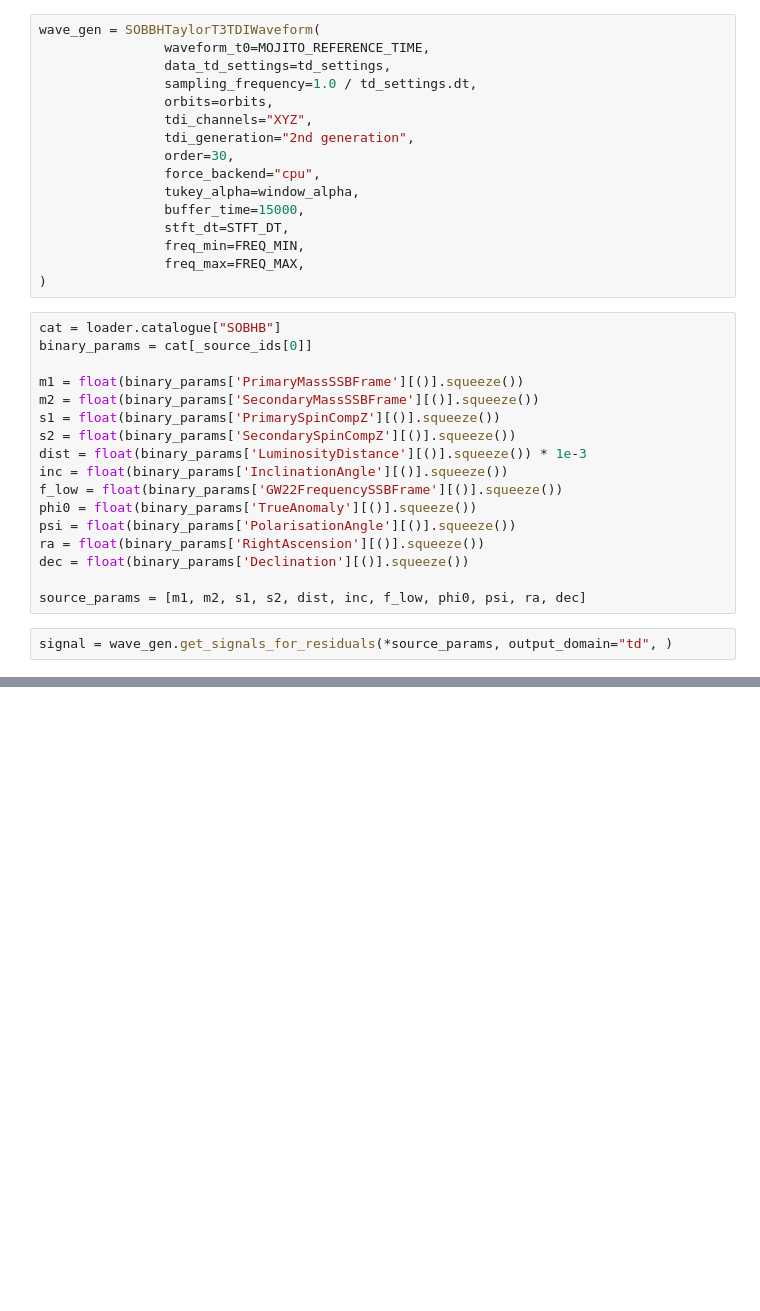
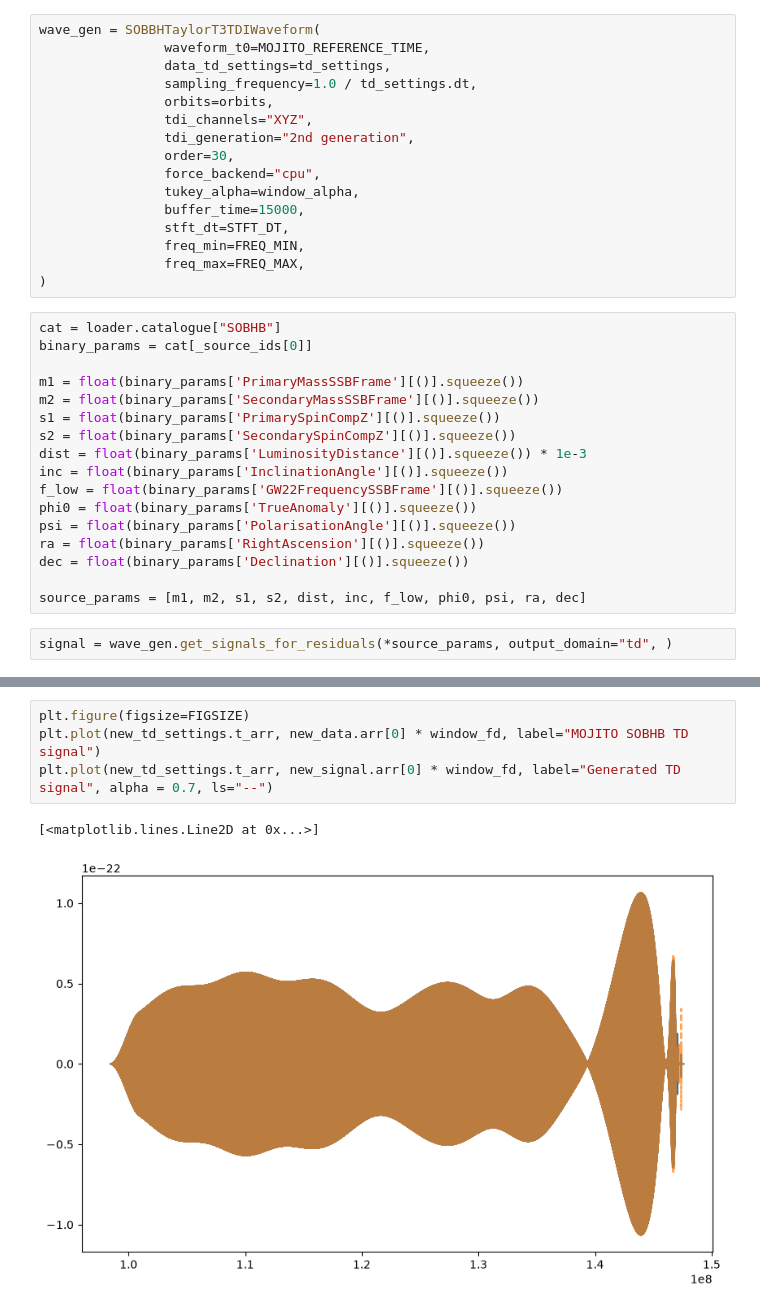
Before and after one commit to lisa-analysis-tools/lisa-analysis-tools, a Jupyter notebook: gf_dev/sobhb_tdresponse.ipynb, the cells around one changed output, grey strips where cells are left out. Drawn from its saved outputs; the diff is of its cells as text; blank space fills up the shorter version.

```diff
--- a/gf_dev/sobhb_tdresponse.ipynb
+++ b/gf_dev/sobhb_tdresponse.ipynb
@@ -135,0 +181,7 @@ plt.show()
+# %%
+plt.figure(figsize=FIGSIZE)
+plt.plot(new_td_settings.t_arr, new_data.arr[0] * window_fd, label="MOJITO SOBHB TD signal")
+plt.plot(new_td_settings.t_arr, new_signal.arr[0] * window_fd, label="Generated TD signal", alpha = 0.7, ls="--")
+# %% [output]
+[<matplotlib.lines.Line2D at 0x...>]
+[figure, added]
```
Also changed, not shown: parts of 9 cells of this notebook.
